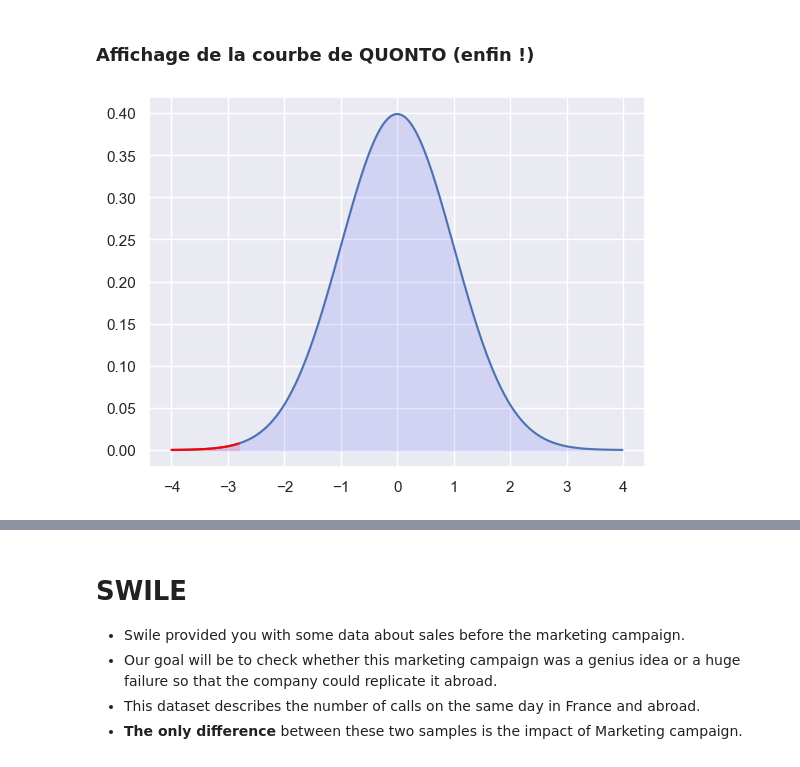
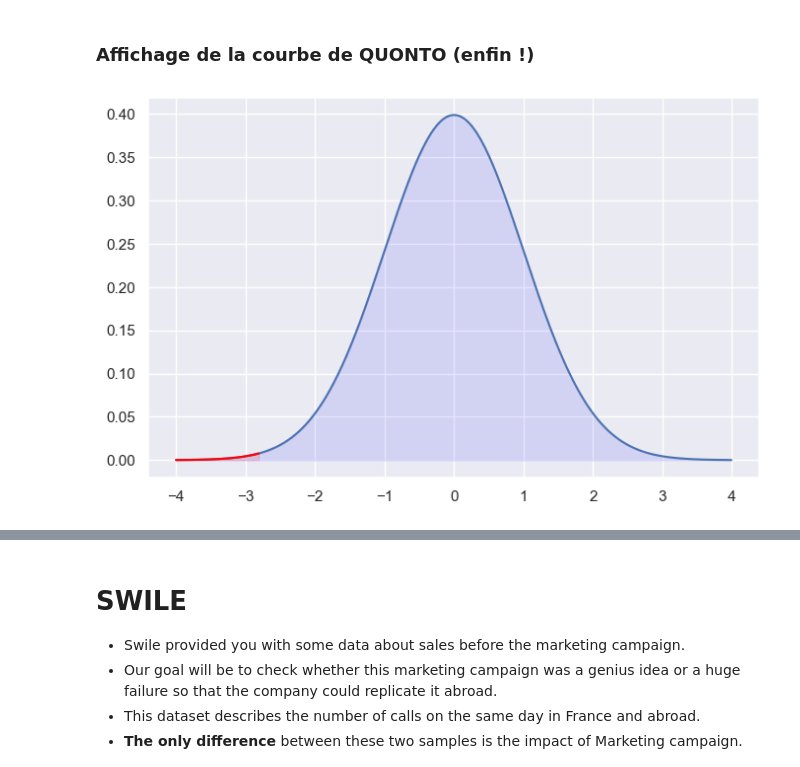
Before and after one commit to 40tude/Data_Essentials_Stage_Oct_2023, a Jupyter notebook: 02-Python-J2/stage_mes_solutions/02_ApresMidi.ipynb, the cells around one changed output, grey strips where cells are left out. Cells and saved outputs as stored; diff of their text form; code cells hidden in the pictures.

```diff
--- a/02-Python-J2/stage_mes_solutions/02_ApresMidi.ipynb
+++ b/02-Python-J2/stage_mes_solutions/02_ApresMidi.ipynb
@@ -322,32 +340,32 @@ x_values = np.arange(-4, 4, 0.01)
 # pour l'ensemble des x_values
 mean_target = 0
 std_target = 1
 y_values = norm.pdf(x_values, mean_target, std_target)        # pdf = Probability density function
 
 # Crée une figure et un jeu d'axes
-fig, ax = plt.subplots()
+fig, ax = plt.subplots(figsize=(8, 5))
 
 # Affiche y_values en fonction de x_values
 ax.plot(x_values, y_values)
 
 # Rempli sous la courbe
 # alpha est un paramètre de transparence => bleu pâle
 ax.fill_between(x_values, y_values, 0, color="blue", alpha=0.1)
 
 # En fonction du z_score
 if z_score < 0:
     # Crée un jeu de x entre -4 et z_score
     x_values2 = np.arange(-4, z_score, 0.01)
 else:
     # ou entre z_score et +4
     x_values2 = np.arange(z_score, 4, 0.01)
 
 # Génère les valeurs d'une gaussienne dont la moyenne est à 0 et l'écart type vaut 1
 # pour l'ensemble des x_values2
 y_values2 = norm.pdf(x_values2, mean_target, std_target)
 # Affiche y_values2 en fonction de x_values2
 ax.plot(x_values2, y_values2, color="red", alpha=1.00)
 # Rempli sous la courbe
 _ = ax.fill_between(x_values2, y_values2, 0, color="red", alpha=0.1)
 # %% [output]
-[figure, old version]
+[figure, new version]
```
Also changed, not shown: parts of 22 cells of this notebook, 9 other files.
